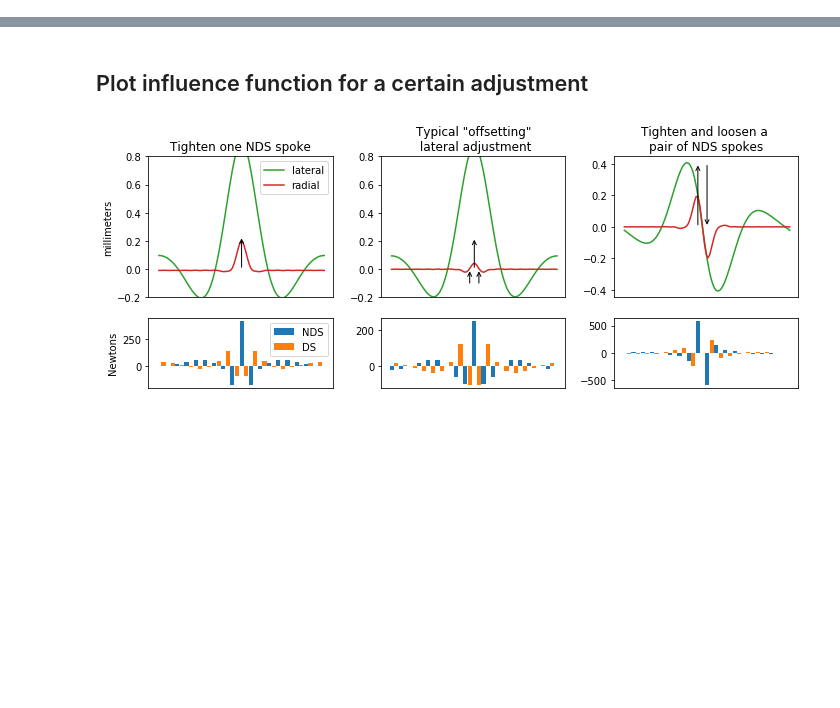
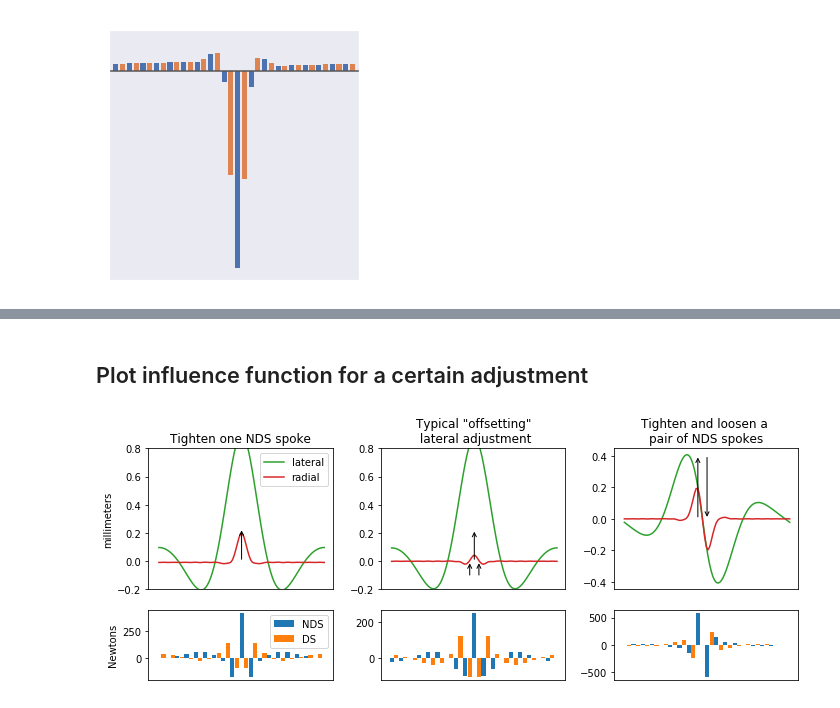
Before and after one commit to dashdotrobot/bicyclewheel, a Jupyter notebook: media/articles/spoke_influence_functions.ipynb, the cells around one changed output, grey strips where cells are left out. Cells and saved outputs as stored; diff of their text form; code cells hidden in the pictures; blank space fills up the shorter version.

```diff
--- a/media/articles/spoke_influence_functions.ipynb
+++ b/media/articles/spoke_influence_functions.ipynb
@@ -93,0 +101,19 @@ plt.savefig('../../content/images/wheel-truing/tension-components.png')
+# %%
+height = 60
+# %%
+fig, ax = plt.subplots(figsize=(4, 4))
+
+ax.bar(np.arange(0, len(wheel.spokes), 2), dT_v[0::2], width=0.75, color='C0', edgecolor='none')
+ax.bar(np.arange(1, len(wheel.spokes), 2), dT_v[1::2], width=0.75, color='C1', edgecolor='none')
+
+y_center = -20
+ax.plot([-5, 40], [0, 0], '#555555')
+ax.set_ylim([y_center-height/2, y_center+height/2])
+ax.set_xlim(-1, 36)
+ax.set_xticks([])
+ax.set_yticks([])
+
+plt.tight_layout()
+plt.savefig('../../content/images/wheel-truing/tension-components-v.png')
+# %% [output]
+[figure, added]
```
Also changed, not shown: parts of 5 cells of this notebook, 6 other files.
